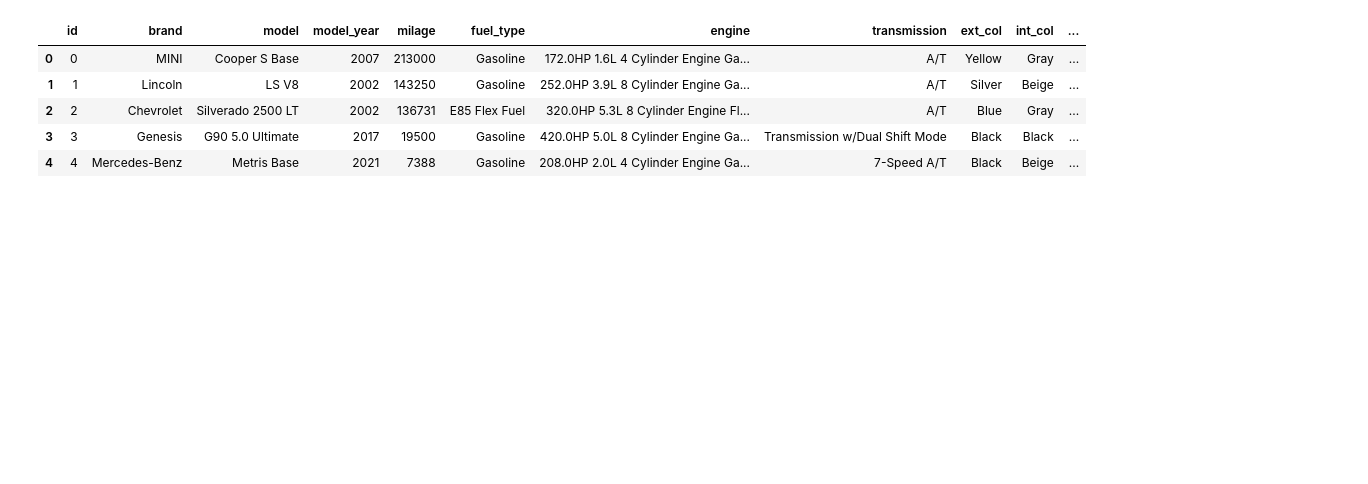
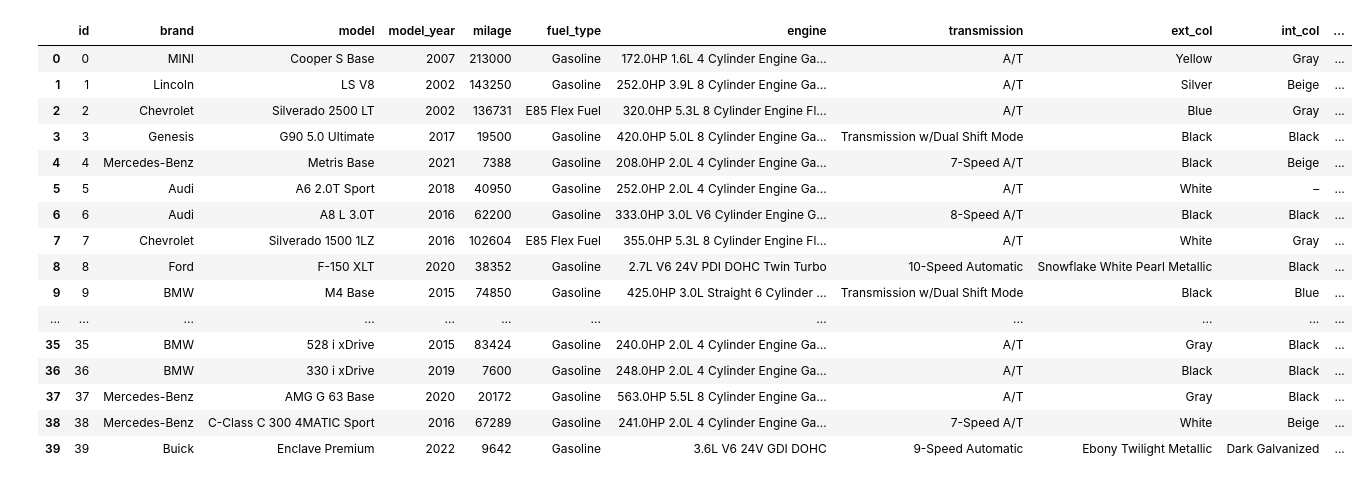
Before and after one commit to s669799/DAT158-MLproject, a Jupyter notebook: Cars.ipynb, the cells around one changed output. Saved outputs shown, nothing was run; the diff lists cells and outputs as text; code cells hidden in the pictures; blank space fills up the shorter version.

Commit message:
Feature engineering i think

```diff
--- a/Cars.ipynb
+++ b/Cars.ipynb
@@ -34,15 +36,26 @@ Requirement already satisfied: mdurl~=0.1 in /usr/local/lib/python3.10/dist-pack
 # %%
 seed = 42
 np.random.seed(seed)
 
 df_train=pd.read_csv("https://raw.githubusercontent.com/s669799/DAT158-MLproject/refs/heads/main/assets/train.csv")
 df_test=pd.read_csv("https://raw.githubusercontent.com/s669799/DAT158-MLproject/refs/heads/main/assets/test.csv")
 
-df_train.head()
+df_train.head(40)
 # %% [output]
 |  | id | brand | model | model_year | milage | fuel_type | engine | transmission | ext_col | int_col | ... |
 | 0 | 0 | MINI | Cooper S Base | 2007 | 213000 | Gasoline | 172.0HP 1.6L 4 Cylinder Engine Ga... | A/T | Yellow | Gray | ... |
 | 1 | 1 | Lincoln | LS V8 | 2002 | 143250 | Gasoline | 252.0HP 3.9L 8 Cylinder Engine Ga... | A/T | Silver | Beige | ... |
 | 2 | 2 | Chevrolet | Silverado 2500 LT | 2002 | 136731 | E85 Flex Fuel | 320.0HP 5.3L 8 Cylinder Engine Fl... | A/T | Blue | Gray | ... |
 | 3 | 3 | Genesis | G90 5.0 Ultimate | 2017 | 19500 | Gasoline | 420.0HP 5.0L 8 Cylinder Engine Ga... | Transmission w/Dual Shift Mode | Black | Black | ... |
 | 4 | 4 | Mercedes-Benz | Metris Base | 2021 | 7388 | Gasoline | 208.0HP 2.0L 4 Cylinder Engine Ga... | 7-Speed A/T | Black | Beige | ... |
+| 5 | 5 | Audi | A6 2.0T Sport | 2018 | 40950 | Gasoline | 252.0HP 2.0L 4 Cylinder Engine Ga... | A/T | White | – | ... |
+| 6 | 6 | Audi | A8 L 3.0T | 2016 | 62200 | Gasoline | 333.0HP 3.0L V6 Cylinder Engine G... | 8-Speed A/T | Black | Black | ... |
+| 7 | 7 | Chevrolet | Silverado 1500 1LZ | 2016 | 102604 | E85 Flex Fuel | 355.0HP 5.3L 8 Cylinder Engine Fl... | A/T | White | Gray | ... |
+| 8 | 8 | Ford | F-150 XLT | 2020 | 38352 | Gasoline | 2.7L V6 24V PDI DOHC Twin Turbo | 10-Speed Automatic | Snowflake White Pearl Metallic | Black | ... |
+| 9 | 9 | BMW | M4 Base | 2015 | 74850 | Gasoline | 425.0HP 3.0L Straight 6 Cylinder ... | Transmission w/Dual Shift Mode | Black | Blue | ... |
+| ... | ... | ... | ... | ... | ... | ... | ... | ... | ... | ... | ... |
+| 35 | 35 | BMW | 528 i xDrive | 2015 | 83424 | Gasoline | 240.0HP 2.0L 4 Cylinder Engine Ga... | A/T | Gray | Black | ... |
+| 36 | 36 | BMW | 330 i xDrive | 2019 | 7600 | Gasoline | 248.0HP 2.0L 4 Cylinder Engine Ga... | A/T | Black | Black | ... |
+| 37 | 37 | Mercedes-Benz | AMG G 63 Base | 2020 | 20172 | Gasoline | 563.0HP 5.5L 8 Cylinder Engine Ga... | A/T | Gray | Black | ... |
+| 38 | 38 | Mercedes-Benz | C-Class C 300 4MATIC Sport | 2016 | 67289 | Gasoline | 241.0HP 2.0L 4 Cylinder Engine Ga... | 7-Speed A/T | White | Beige | ... |
+| 39 | 39 | Buick | Enclave Premium | 2022 | 9642 | Gasoline | 3.6L V6 24V GDI DOHC | 9-Speed Automatic | Ebony Twilight Metallic | Dark Galvanized | ... |
```
Also changed, not shown: parts of 15 cells of this notebook.
